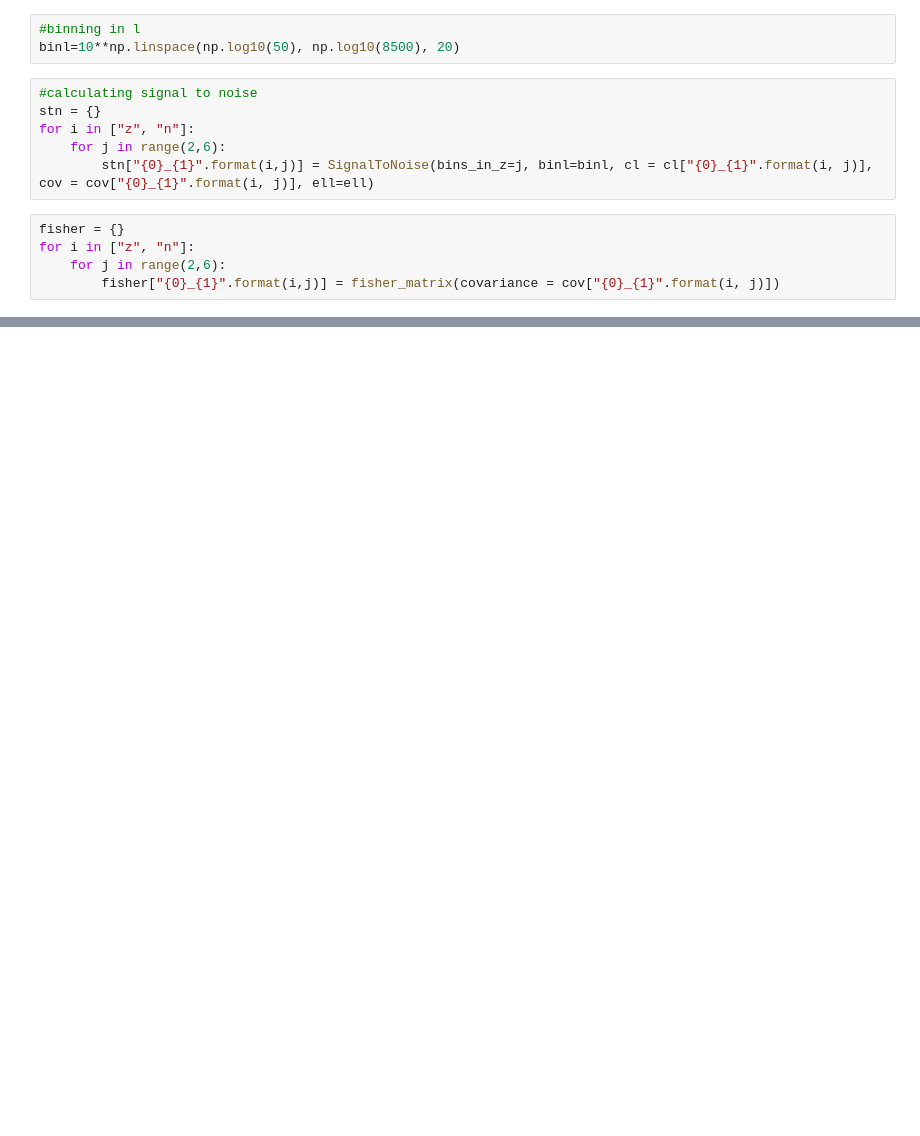
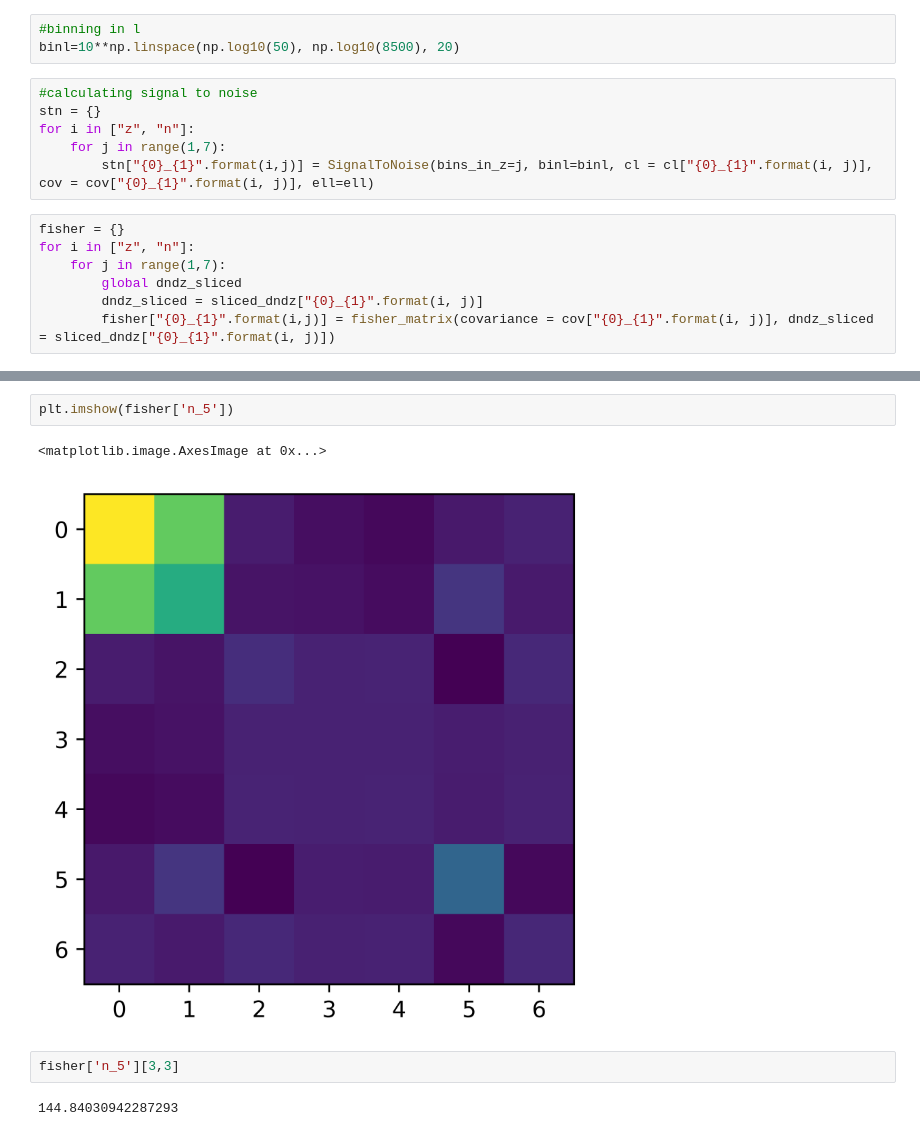
Before and after one commit to XYU1204/fisher_and_signal_to_noise, a Jupyter notebook: data.ipynb, the cells around one changed output, grey strips where cells are left out. Cells and saved outputs as stored; diff of their text form; blank space fills up the shorter version.

```diff
--- a/data.ipynb
+++ b/data.ipynb
@@ -35,10 +35,12 @@ binl=10**np.linspace(np.log10(50), np.log10(8500), 20)
 #calculating signal to noise
 stn = {}
 for i in ["z", "n"]:
-    for j in range(2,6):
+    for j in range(1,7):
         stn["{0}_{1}".format(i,j)] = SignalToNoise(bins_in_z=j, binl=binl, cl = cl["{0}_{1}".format(i, j)], cov = cov["{0}_{1}".format(i, j)], ell=ell)
 # %%
 fisher = {}
 for i in ["z", "n"]:
-    for j in range(2,6):
-        fisher["{0}_{1}".format(i,j)] = fisher_matrix(covariance = cov["{0}_{1}".format(i, j)])
+    for j in range(1,7):
+        global dndz_sliced
+        dndz_sliced = sliced_dndz["{0}_{1}".format(i, j)]
+        fisher["{0}_{1}".format(i,j)] = fisher_matrix(covariance = cov["{0}_{1}".format(i, j)], dndz_sliced = sliced_dndz["{0}_{1}".format(i, j)])
@@ -46,0 +64,9 @@ NameError: name 'dndz_cut' is not defined
+# %%
+plt.imshow(fisher['n_5'])
+# %% [output]
+<matplotlib.image.AxesImage at 0x...>
+[figure, added]
+# %%
+fisher['n_5'][3,3]
+# %% [output]
+144.84030942287293
```
Also changed, not shown: parts of 6 cells of this notebook.
